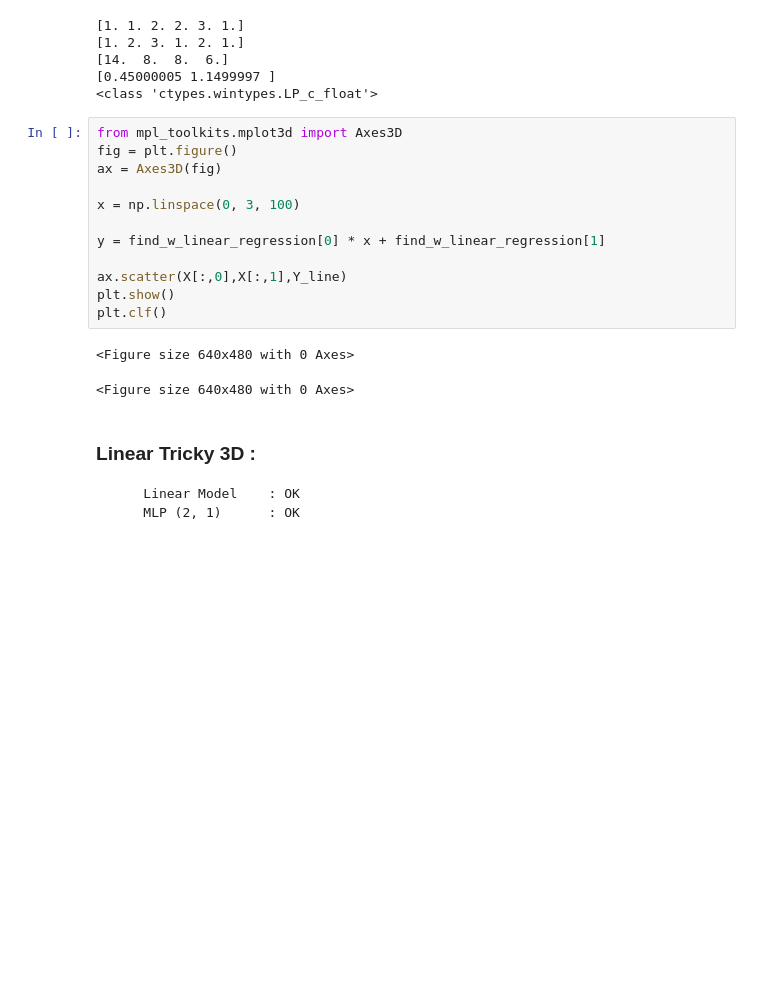
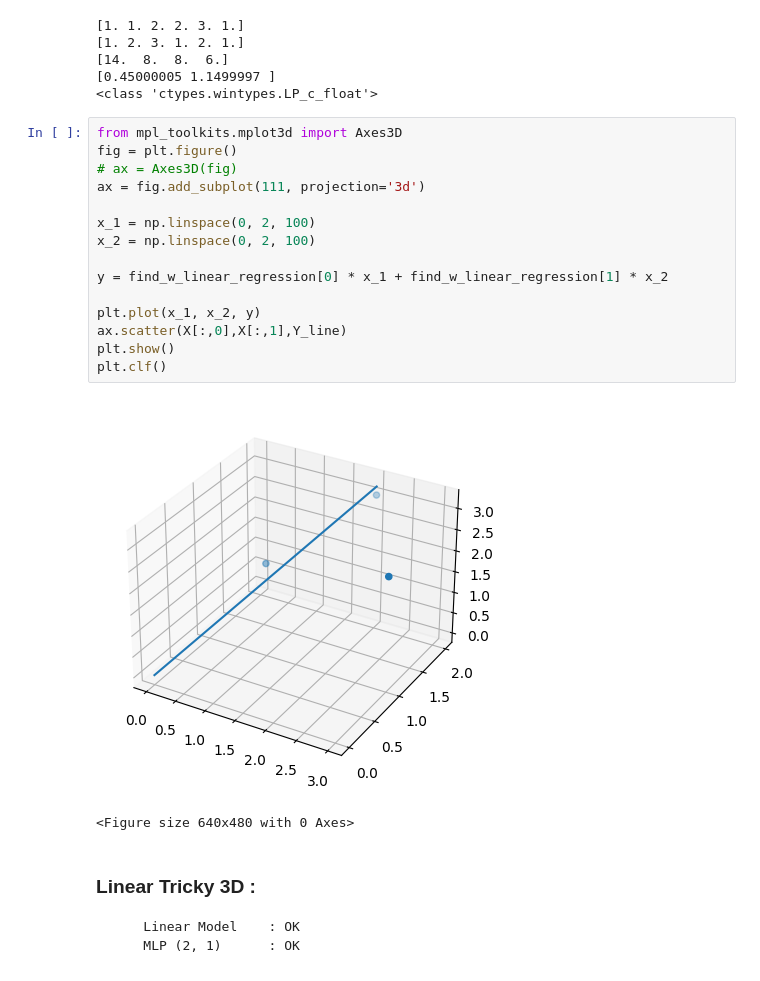
Before and after one commit to Elbub/3IABD2---Projet-annuel, a Jupyter notebook: tests_interops/notebook_test_interops_linear_classification.ipynb, the cells around one changed output. Saved outputs shown, nothing was run; the diff lists cells and outputs as text; blank space fills up the shorter version.

```diff
--- a/tests_interops/notebook_test_interops_linear_classification.ipynb
+++ b/tests_interops/notebook_test_interops_linear_classification.ipynb
@@ -1231,18 +1290,21 @@ print(type(find_w_linear_regression_ptr))
 # %%
 from mpl_toolkits.mplot3d import Axes3D
 fig = plt.figure()
-ax = Axes3D(fig)
+# ax = Axes3D(fig)
+ax = fig.add_subplot(111, projection='3d')
 
-x = np.linspace(0, 3, 100)
+x_1 = np.linspace(0, 2, 100)
+x_2 = np.linspace(0, 2, 100)
 
-y = find_w_linear_regression[0] * x + find_w_linear_regression[1]
+y = find_w_linear_regression[0] * x_1 + find_w_linear_regression[1] * x_2
 
+plt.plot(x_1, x_2, y)
 ax.scatter(X[:,0],X[:,1],Y_line)
 plt.show()
 plt.clf()
 # %% [output]
+[figure, added]
 <Figure size 640x480 with 0 Axes>
-<Figure size 640x480 with 0 Axes>
 # %% [markdown]
 ### Linear Tricky 3D :
         Linear Model    : OK
```
Also changed, not shown: parts of 7 cells of this notebook.
